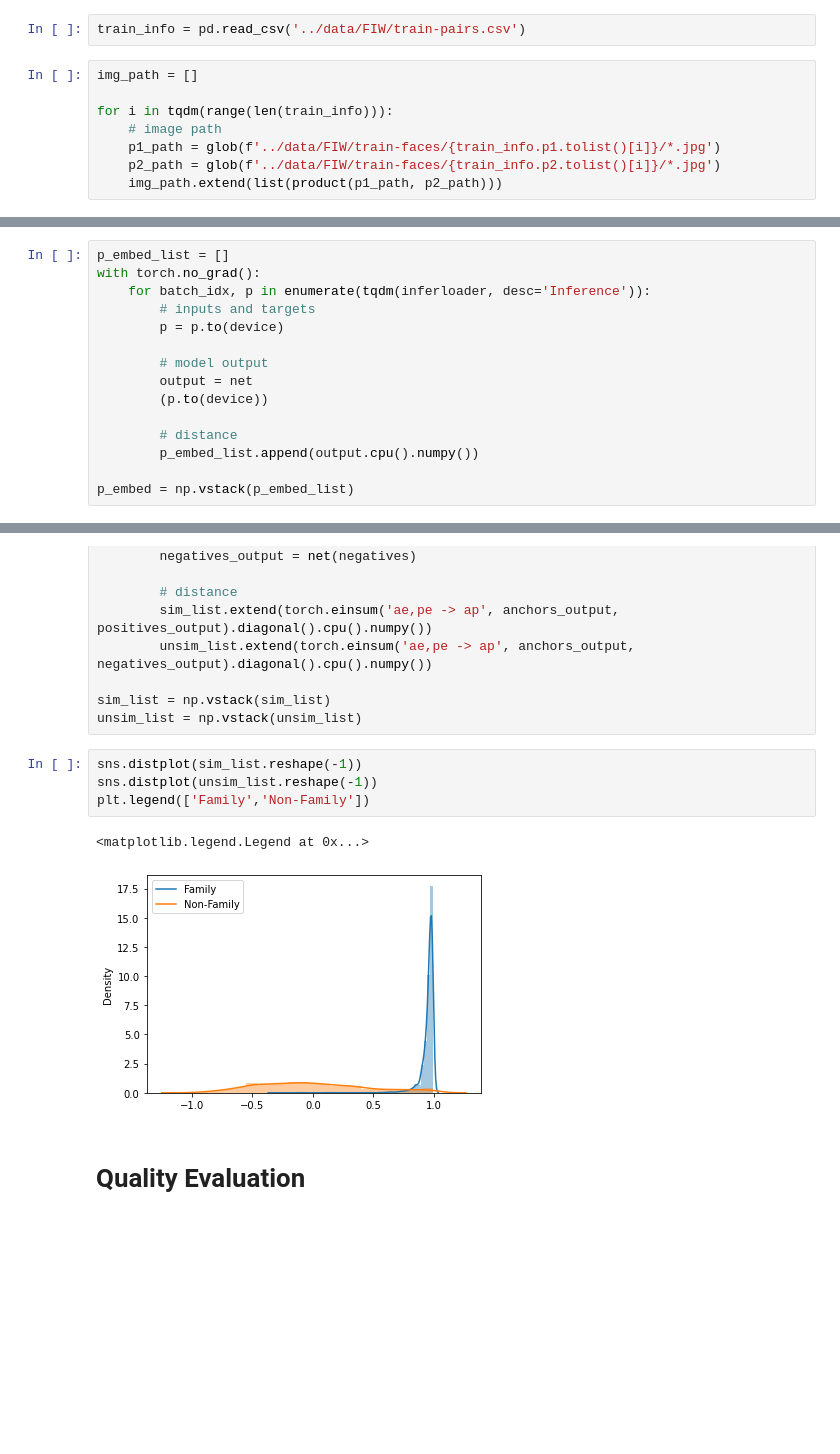
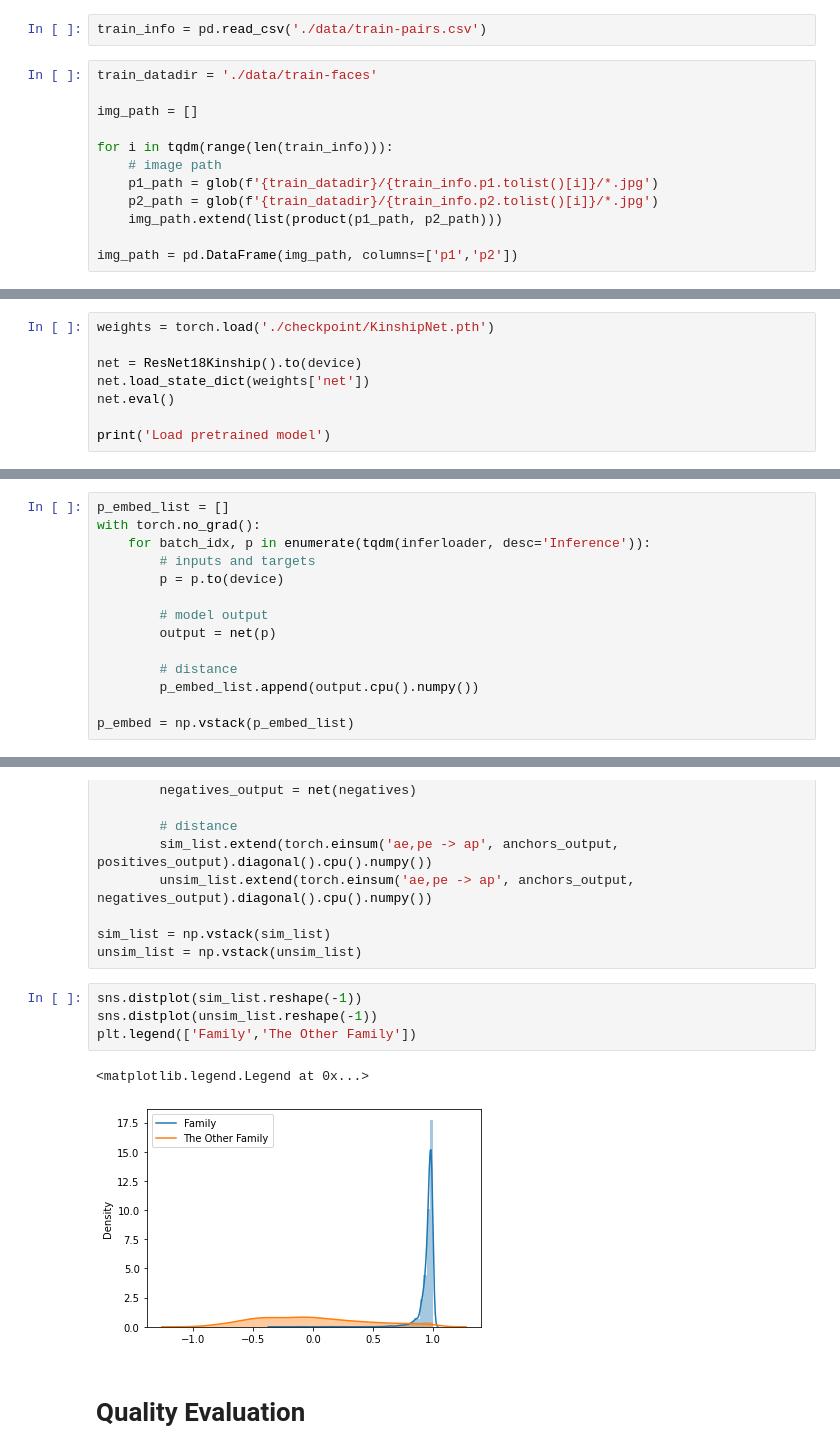
Before and after one commit to TooTouch/KU-ComputerVision, a Jupyter notebook: Project/Kinship Verification.ipynb, the cells around one changed output, grey strips where cells are left out. Cells and saved outputs as stored; diff of their text form; blank space fills up the shorter version.

```diff
--- a/Project/Kinship Verification.ipynb
+++ b/Project/Kinship Verification.ipynb
@@ -80,10 +81,14 @@ def torch_seed(random_seed: int = 223):
 # %%
-train_info = pd.read_csv('../data/FIW/train-pairs.csv')
+train_info = pd.read_csv('./data/train-pairs.csv')
 # %%
+train_datadir = './data/train-faces'
+
 img_path = []
 
 for i in tqdm(range(len(train_info))):
     # image path
-    p1_path = glob(f'../data/FIW/train-faces/{train_info.p1.tolist()[i]}/*.jpg')
-    p2_path = glob(f'../data/FIW/train-faces/{train_info.p2.tolist()[i]}/*.jpg')
+    p1_path = glob(f'{train_datadir}/{train_info.p1.tolist()[i]}/*.jpg')
+    p2_path = glob(f'{train_datadir}/{train_info.p2.tolist()[i]}/*.jpg')
     img_path.extend(list(product(p1_path, p2_path)))
+
+img_path = pd.DataFrame(img_path, columns=['p1','p2'])
@@ -469,2 +475,10 @@ Load pretrained model
 # %% [markdown]
 # Quantity Evaluation
+# %%
+weights = torch.load('./checkpoint/KinshipNet.pth')
+
+net = ResNet18Kinship().to(device)
+net.load_state_dict(weights['net'])
+net.eval()
+
+print('Load pretrained model')
@@ -504,8 +520,7 @@ with torch.no_grad():
         p = p.to(device)
 
         # model output
-        output = net
-        (p.to(device))
+        output = net(p)
 
         # distance
         p_embed_list.append(output.cpu().numpy())
@@ -570,9 +583,9 @@ unsim_list = np.vstack(unsim_list)
 # %%
 sns.distplot(sim_list.reshape(-1))
 sns.distplot(unsim_list.reshape(-1))
-plt.legend(['Family','Non-Family'])
+plt.legend(['Family','The Other Family'])
 # %% [output]
 <matplotlib.legend.Legend at 0x...>
-[figure, old version]
+[figure, new version]
 # %% [markdown]
 # Quality Evaluation
```
Also changed, not shown: parts of 22 cells of this notebook.
